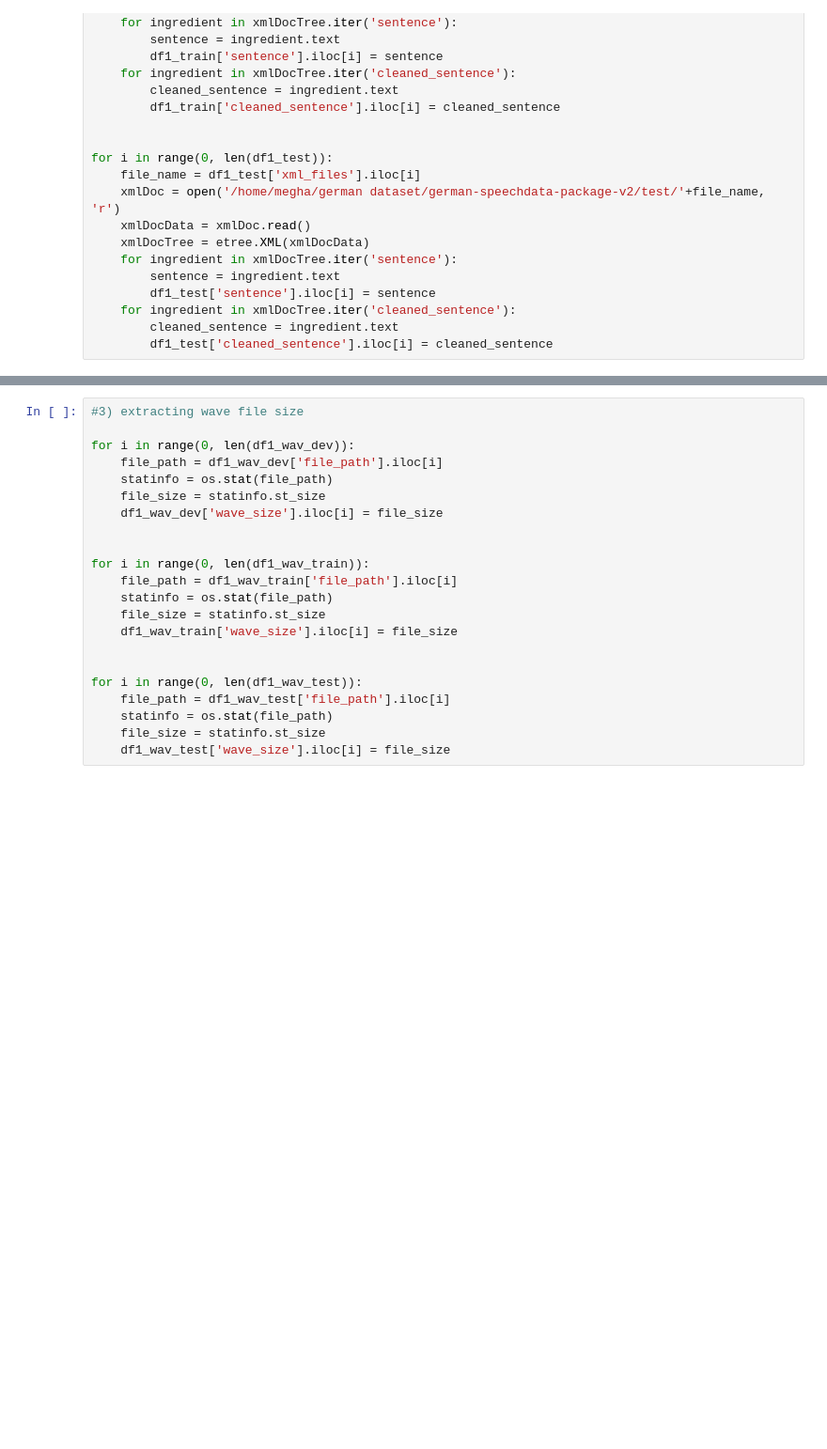
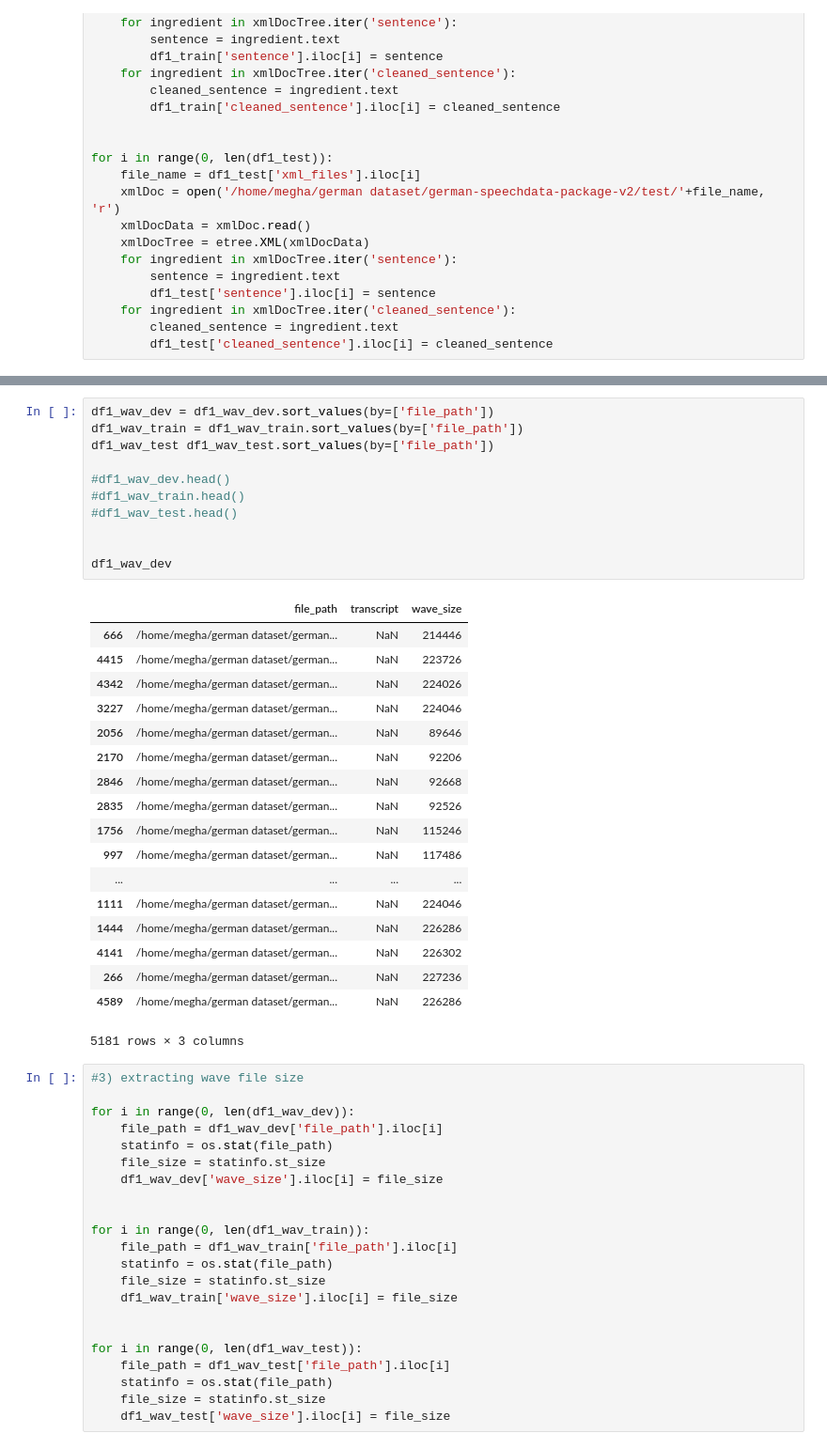
Before and after one commit to megharangaswamy/Deepspeech_alugha, a Jupyter notebook: German_Data_set.ipynb, the cells around one changed output, grey strips where cells are left out. Shown: that part at 94% size. Cells and saved outputs as stored; diff of their text form; blank space fills up the shorter version.

```diff
--- a/German_Data_set.ipynb
+++ b/German_Data_set.ipynb
@@ -141,3 +155,33 @@ for i in range(0, len(df1_test)):
+# %%
+df1_wav_dev = df1_wav_dev.sort_values(by=['file_path'])
+df1_wav_train = df1_wav_train.sort_values(by=['file_path'])
+df1_wav_test df1_wav_test.sort_values(by=['file_path'])
+
+#df1_wav_dev.head()
+#df1_wav_train.head()
+#df1_wav_test.head()
+
+
+df1_wav_dev
+# %% [output]
+|  | file_path | transcript | wave_size |
+| 666 | /home/megha/german dataset/german... | NaN | 214446 |
+| 4415 | /home/megha/german dataset/german... | NaN | 223726 |
+| 4342 | /home/megha/german dataset/german... | NaN | 224026 |
+| 3227 | /home/megha/german dataset/german... | NaN | 224046 |
+| 2056 | /home/megha/german dataset/german... | NaN | 89646 |
+| 2170 | /home/megha/german dataset/german... | NaN | 92206 |
+| 2846 | /home/megha/german dataset/german... | NaN | 92668 |
+| 2835 | /home/megha/german dataset/german... | NaN | 92526 |
+| 1756 | /home/megha/german dataset/german... | NaN | 115246 |
+| 997 | /home/megha/german dataset/german... | NaN | 117486 |
+| ... | ... | ... | ... |
+| 1111 | /home/megha/german dataset/german... | NaN | 224046 |
+| 1444 | /home/megha/german dataset/german... | NaN | 226286 |
+| 4141 | /home/megha/german dataset/german... | NaN | 226302 |
+| 266 | /home/megha/german dataset/german... | NaN | 227236 |
+| 4589 | /home/megha/german dataset/german... | NaN | 226286 |
+5181 rows × 3 columns
 # %%
 #3) extracting wave file size
 
```
Also changed, not shown: parts of 9 cells of this notebook.
